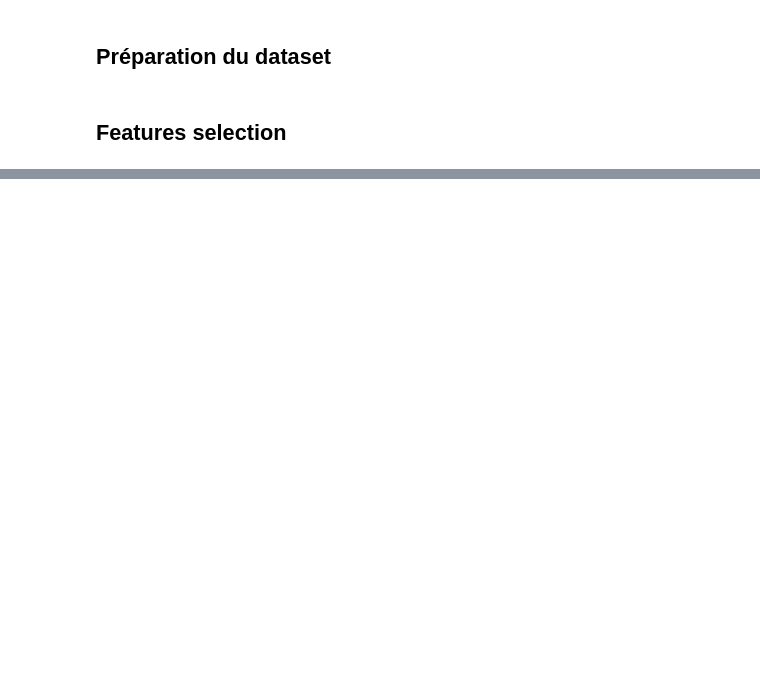
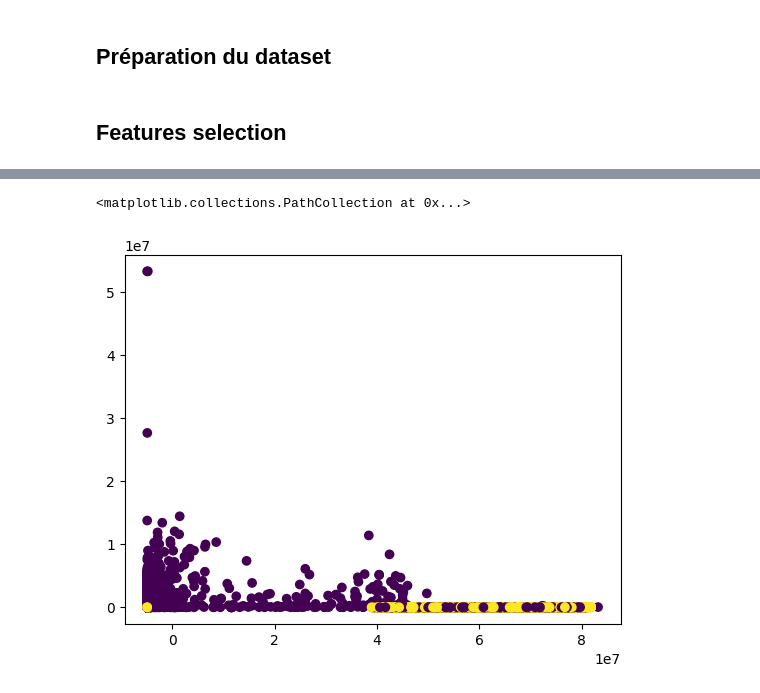
Before and after one commit to AntoinePELAMOURGUES/NetworkAnomalyDetection, a Jupyter notebook: notebooks/2_datasets.ipynb, the cells around one changed output, grey strips where cells are left out. Saved outputs shown, nothing was run; the diff lists cells and outputs as text; code cells hidden in the pictures; blank space fills up the shorter version.

```diff
--- a/notebooks/2_datasets.ipynb
+++ b/notebooks/2_datasets.ipynb
@@ -245,0 +376,8 @@ X_test = sel.transform(X_test)
+# %%
+# Vérifier la présence de classes parfaitement séparables
+from sklearn.decomposition import PCA
+pca = PCA(n_components=2).fit_transform(X_train)
+plt.scatter(pca[:,0], pca[:,1], c=y_train)
+# %% [output]
+<matplotlib.collections.PathCollection at 0x...>
+[figure, added]
```
Also changed, not shown: parts of 26 cells of this notebook.
